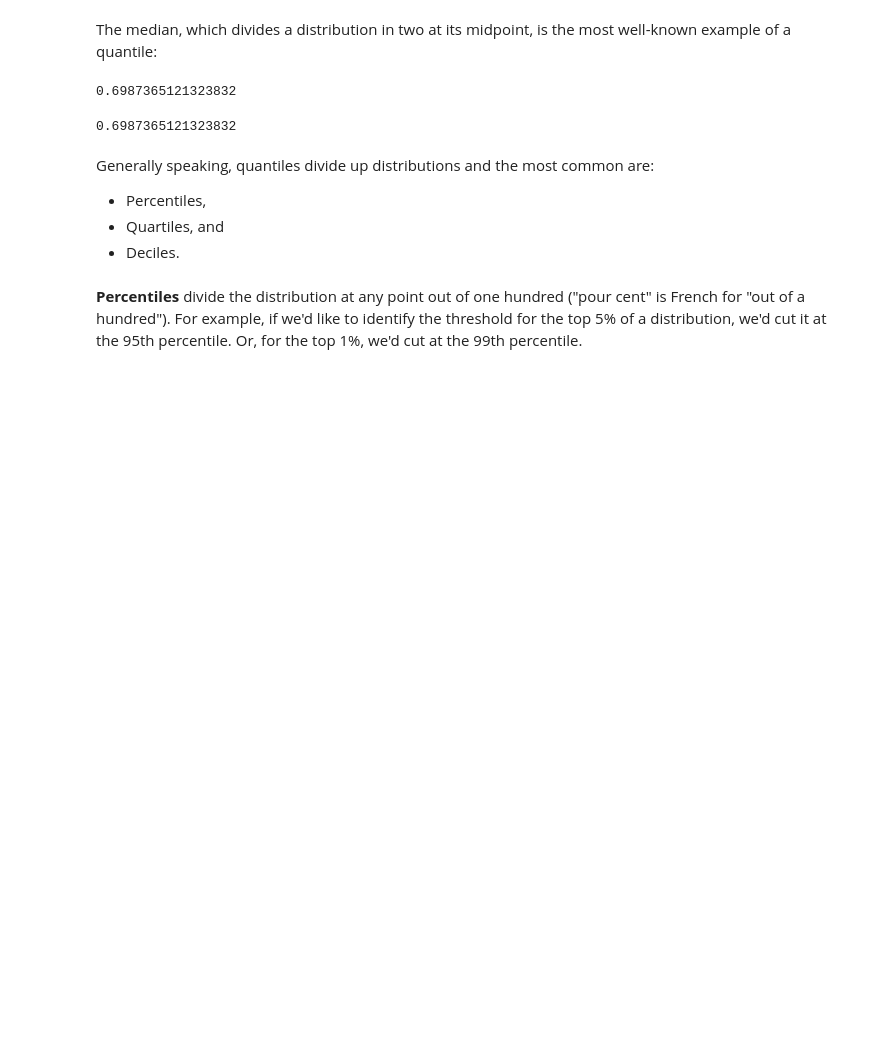
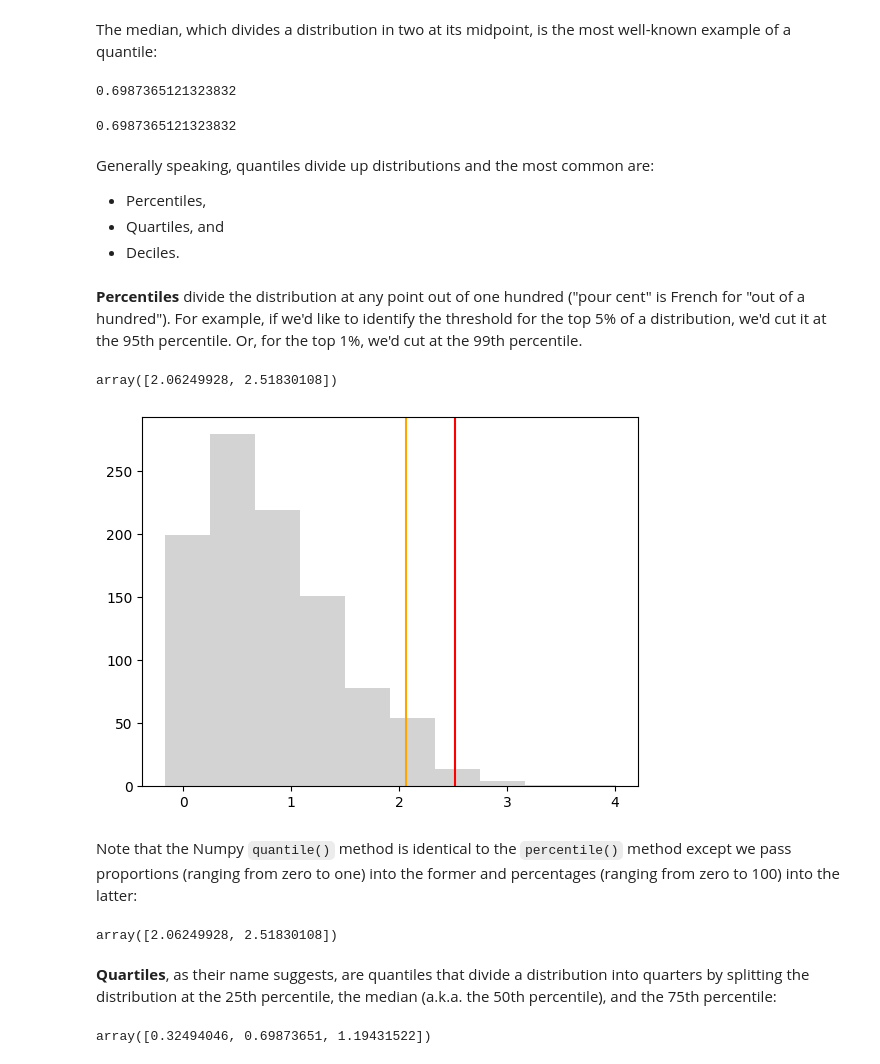
Before and after one commit to deenadayalanai/Machine-Learning-Foundations, a Jupyter notebook: Probability_&_Information_Theory.ipynb, the cells around one changed output. Saved outputs shown, nothing was run; the diff lists cells and outputs as text; code cells hidden in the pictures; blank space fills up the shorter version.

```diff
--- a/Probability_&_Information_Theory.ipynb
+++ b/Probability_&_Information_Theory.ipynb
@@ -341,3 +341,28 @@ Generally speaking, quantiles divide up distributions and the most common are:
 * Deciles.
 # %% [markdown]
 **Percentiles** divide the distribution at any point out of one hundred ("pour cent" is French for "out of a hundred"). For example, if we'd like to identify the threshold for the top 5% of a distribution, we'd cut it at the 95th percentile. Or, for the top 1%, we'd cut at the 99th percentile.
+# %%
+p = np.percentile(x, [95, 99])
+p
+# %% [output]
+array([2.06249928, 2.51830108])
+# %%
+fig, ax = plt.subplots()
+plt.axvline(x = p[0], color='orange')
+plt.axvline(x = p[1], color='red')
+_ = plt.hist(x, color = 'lightgray')
+# %% [output]
+[figure, added]
+# %% [markdown]
+Note that the Numpy `quantile()` method is identical to the `percentile()` method except we pass proportions (ranging from zero to one) into the former and percentages (ranging from zero to 100) into the latter:
+# %%
+np.quantile(x, [.95, .99])
+# %% [output]
+array([2.06249928, 2.51830108])
+# %% [markdown]
+**Quartiles**, as their name suggests, are quantiles that divide a distribution into quarters by splitting the distribution at the 25th percentile, the median (a.k.a. the 50th percentile), and the 75th percentile:
+# %%
+q = np.percentile(x, [25, 50, 75])
+q
+# %% [output]
+array([0.32494046, 0.69873651, 1.19431522])
```
Also changed, not shown: parts of 7 cells of this notebook.
